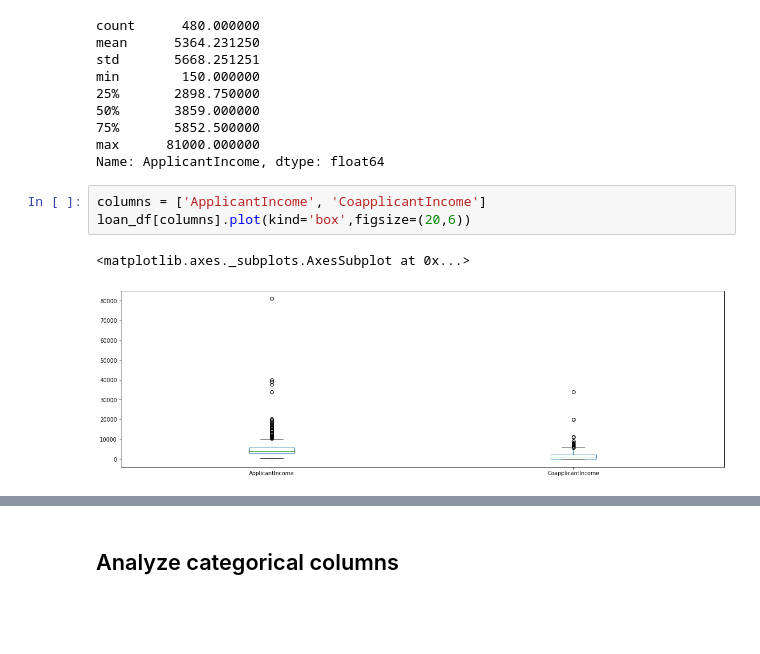
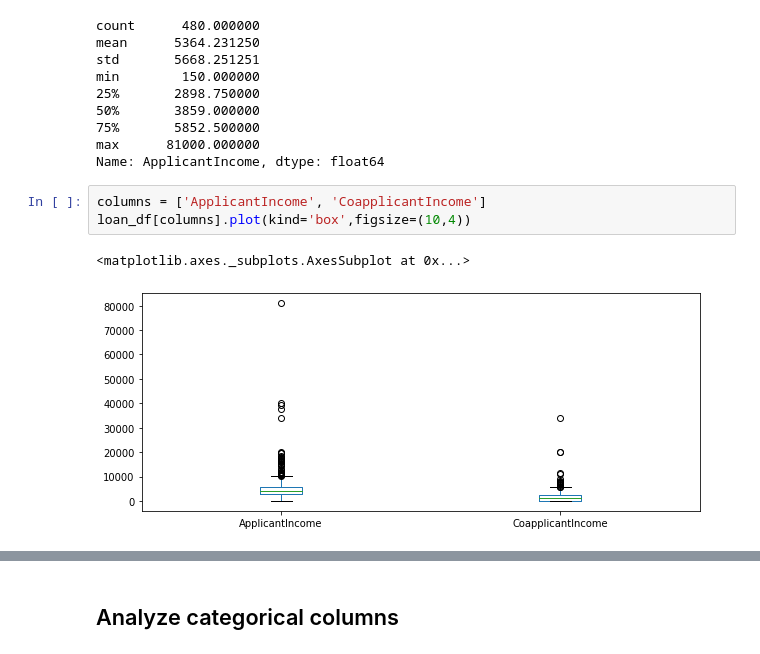
Before and after one commit to sdonapar/data_analysis_training, a Jupyter notebook: loan_predection.ipynb, the cells around one changed output, grey strips where cells are left out. Drawn from its saved outputs; the diff is of its cells as text; blank space fills up the shorter version.

```diff
--- a/loan_predection.ipynb
+++ b/loan_predection.ipynb
@@ -263,10 +275,10 @@ max      81000.000000
 Name: ApplicantIncome, dtype: float64
 # %%
 columns = ['ApplicantIncome', 'CoapplicantIncome']
-loan_df[columns].plot(kind='box',figsize=(20,6))
+loan_df[columns].plot(kind='box',figsize=(10,4))
 # %% [output]
 <matplotlib.axes._subplots.AxesSubplot at 0x...>
-[figure, old version]
+[figure, new version]
 # %%
 columns = ['ApplicantIncome', 'CoapplicantIncome','LoanAmount']
 loan_df[columns].plot(kind='hist',bins=20,grid=True,alpha=0.3)
```
Also changed, not shown: parts of 69 cells of this notebook, 5 other files.
